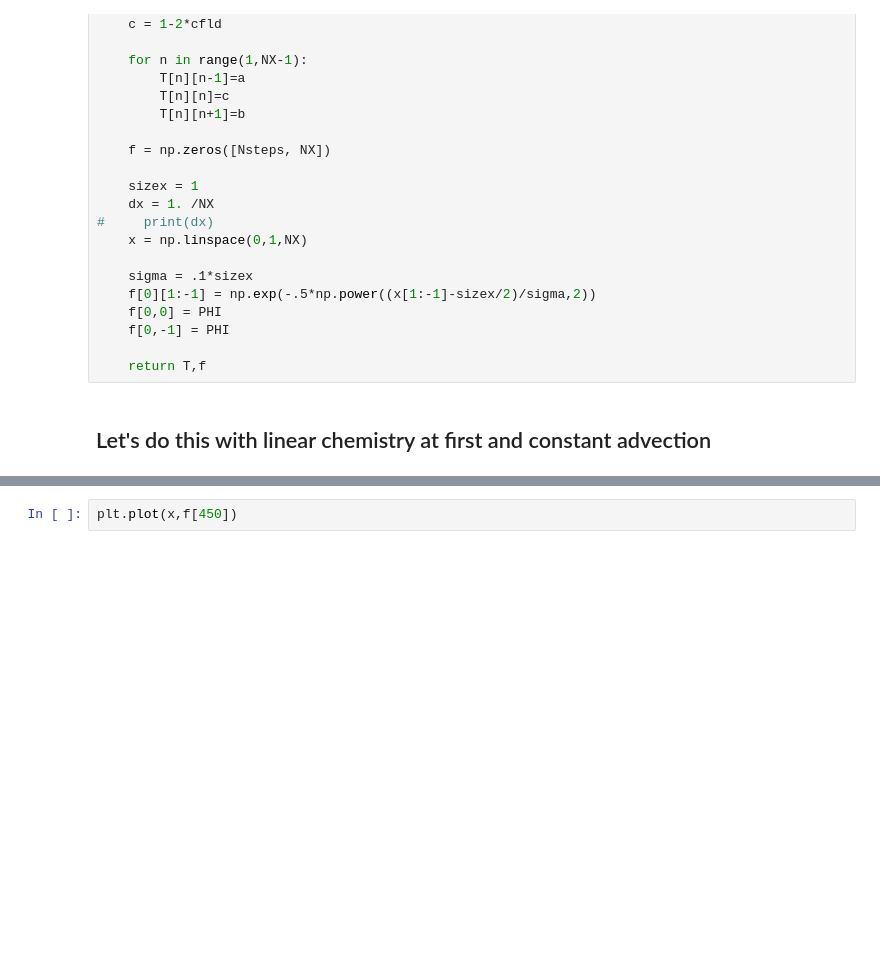
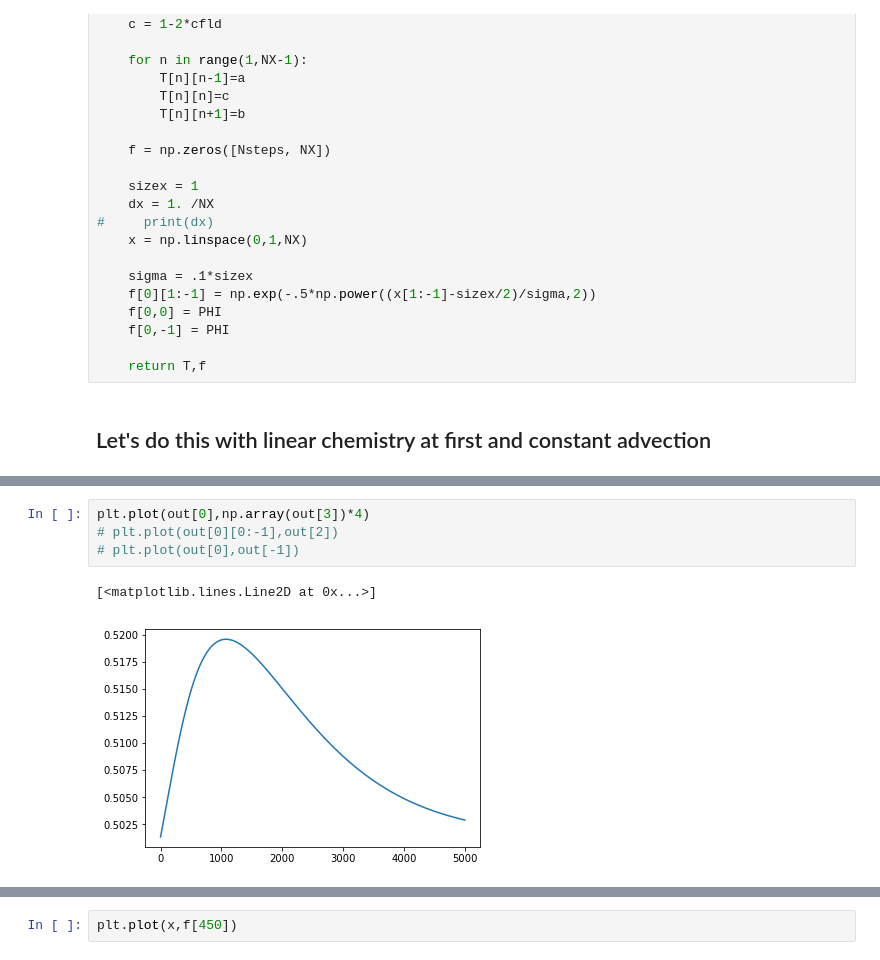
Before and after one commit to ianhi/AC274, a Jupyter notebook: HW/HW_2/HW 2.ipynb, the cells around one changed output, grey strips where cells are left out. Drawn from its saved outputs; the diff is of its cells as text; blank space fills up the shorter version.

```diff
--- a/HW/HW_2/HW 2.ipynb
+++ b/HW/HW_2/HW 2.ipynb
@@ -106,0 +279,7 @@ plot_10_percent(x,f)
+# %%
+plt.plot(out[0],np.array(out[3])*4)
+# plt.plot(out[0][0:-1],out[2])
+# plt.plot(out[0],out[-1])
+# %% [output]
+[<matplotlib.lines.Line2D at 0x...>]
+[figure, added]
```
Also changed, not shown: parts of 8 cells of this notebook.
